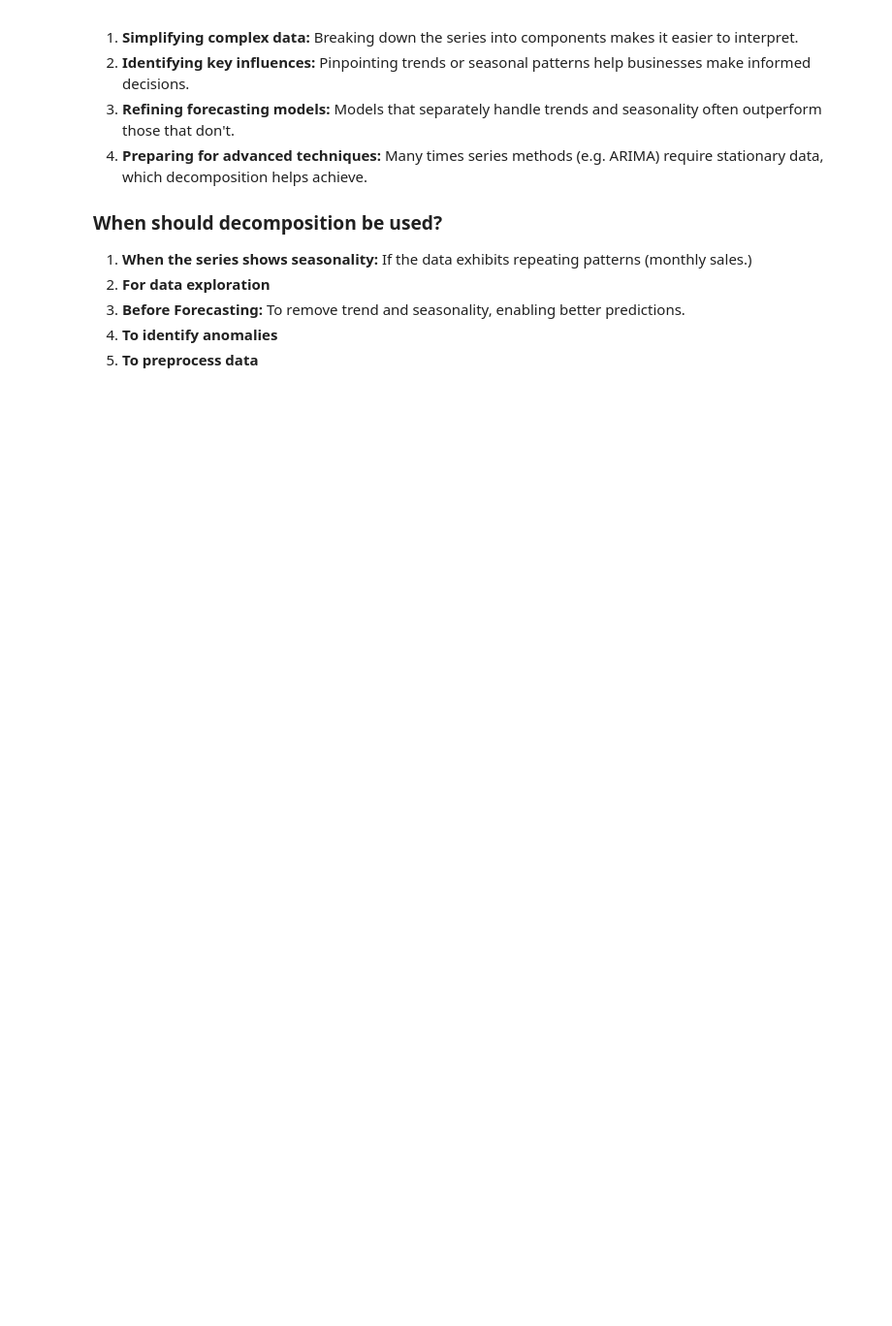
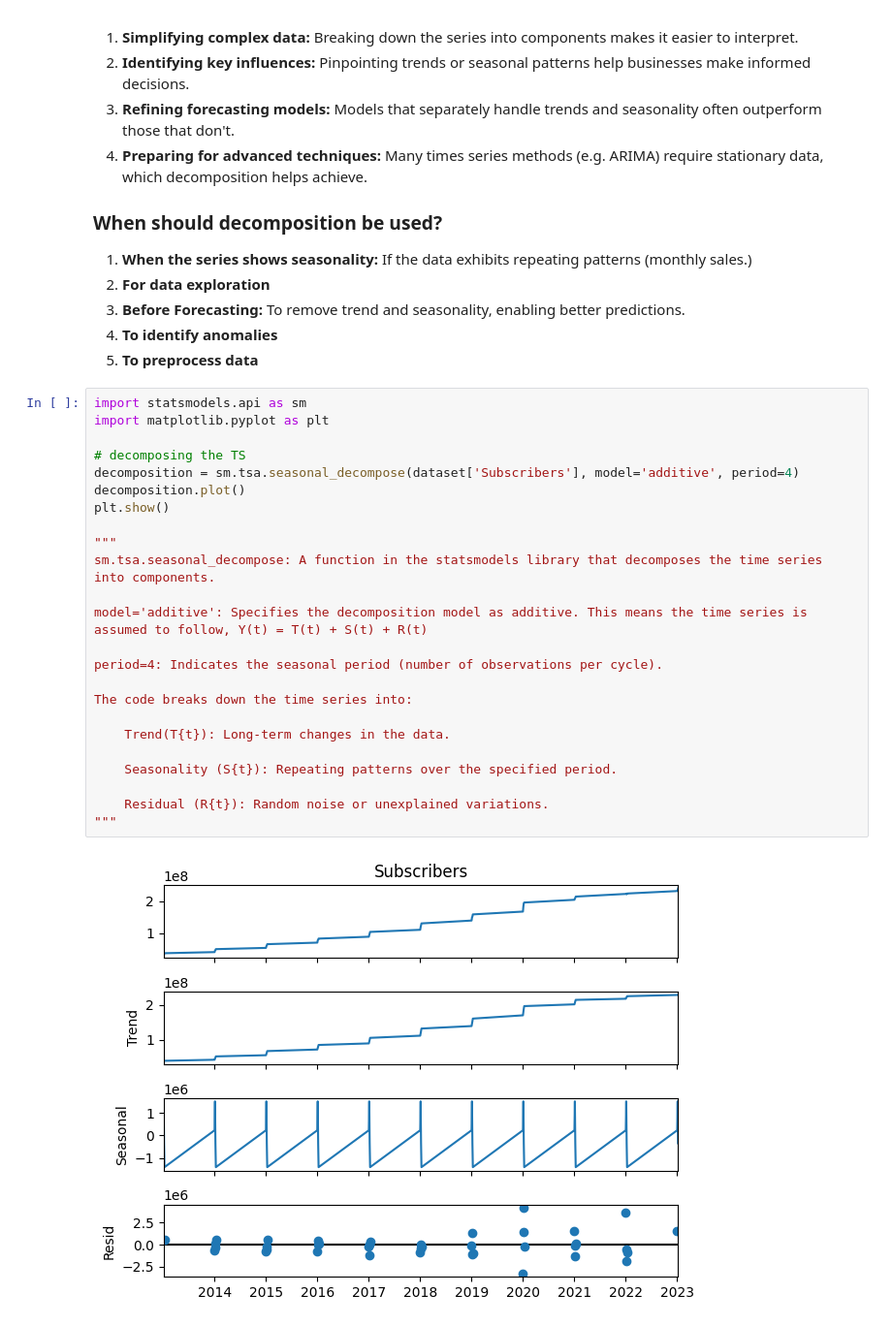
Before and after one commit to Darknight47/Time-Series-Analyasis, a Jupyter notebook: TS_Techniques.ipynb, the cells around one changed output. Shown at 97% size. Drawn from its saved outputs; the diff is of its cells as text; blank space fills up the shorter version.

Commit message:
decomposition

```diff
--- a/TS_Techniques.ipynb
+++ b/TS_Techniques.ipynb
@@ -139,3 +139,29 @@ Decomposition assumes the time series follows one of these models:
 3. **Before Forecasting:** To remove trend and seasonality, enabling better predictions.
 4. **To identify anomalies**
 5. **To preprocess data**
+# %%
+import statsmodels.api as sm
+import matplotlib.pyplot as plt
+
+# decomposing the TS
+decomposition = sm.tsa.seasonal_decompose(dataset['Subscribers'], model='additive', period=4)
+decomposition.plot()
+plt.show()
+
+"""
+sm.tsa.seasonal_decompose: A function in the statsmodels library that decomposes the time series into components.
+
+model='additive': Specifies the decomposition model as additive. This means the time series is assumed to follow, Y(t) = T(t) + S(t) + R(t)
+
+period=4: Indicates the seasonal period (number of observations per cycle).
+
+The code breaks down the time series into:
+
+    Trend(T{t}): Long-term changes in the data.
+
+    Seasonality (S{t}): Repeating patterns over the specified period.
+
+    Residual (R{t}): Random noise or unexplained variations.
+"""
+# %% [output]
+[figure, added]
```
